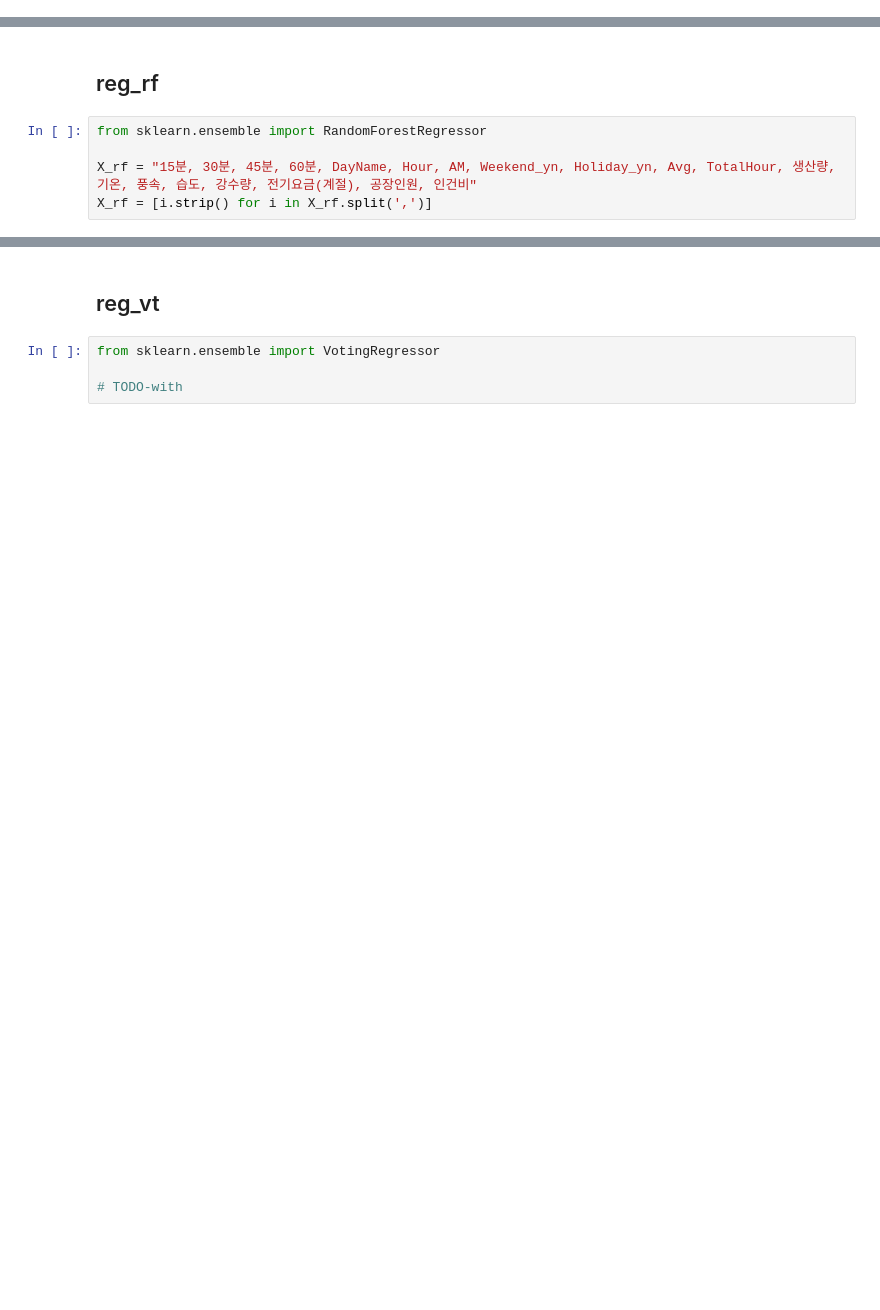
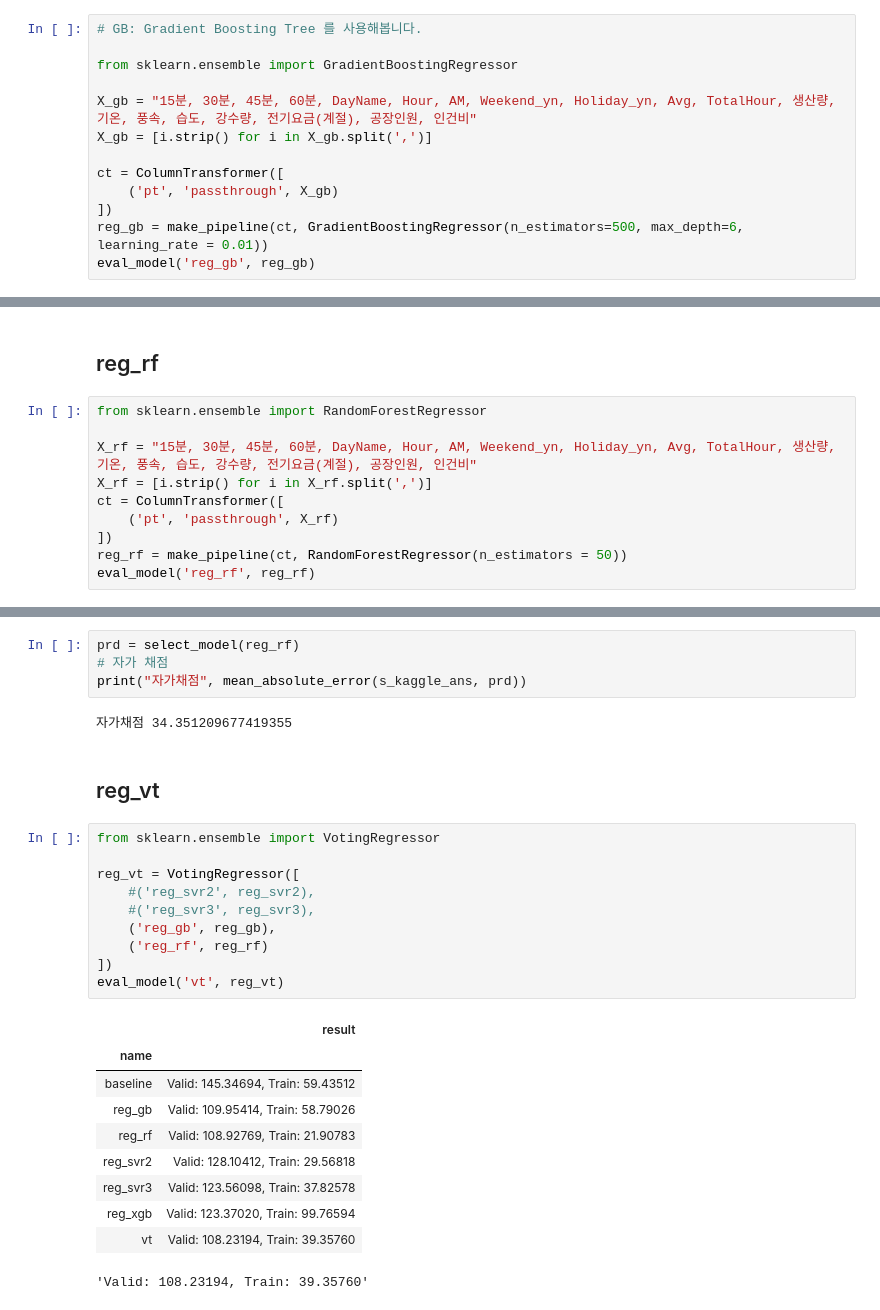
Before and after one commit to ok3/DS_lv3_2505_1, a Jupyter notebook: sec_ds_lv3_prob3_kaggle.ipynb, the cells around one changed output, grey strips where cells are left out. Saved outputs shown, nothing was run; the diff lists cells and outputs as text; blank space fills up the shorter version.

Commit message:
Day1 Kaggle 풀이 올립니다.

```diff
--- a/sec_ds_lv3_prob3_kaggle.ipynb
+++ b/sec_ds_lv3_prob3_kaggle.ipynb
@@ -321,0 +387,13 @@ X_gb = [i.strip() for i in X_gb.split(',')]
+# %%
+# GB: Gradient Boosting Tree 를 사용해봅니다.
+
+from sklearn.ensemble import GradientBoostingRegressor
+
+X_gb = "15분, 30분, 45분, 60분, DayName, Hour, AM, Weekend_yn, Holiday_yn, Avg, TotalHour, 생산량, 기온, 풍속, 습도, 강수량, 전기요금(계절), 공장인원, 인건비"
+X_gb = [i.strip() for i in X_gb.split(',')]
+
+ct = ColumnTransformer([
+    ('pt', 'passthrough', X_gb)
+])
+reg_gb = make_pipeline(ct, GradientBoostingRegressor(n_estimators=500, max_depth=6, learning_rate = 0.01))
+eval_model('reg_gb', reg_gb)
@@ -337,3 +444,8 @@ from sklearn.ensemble import RandomForestRegressor
 
 X_rf = "15분, 30분, 45분, 60분, DayName, Hour, AM, Weekend_yn, Holiday_yn, Avg, TotalHour, 생산량, 기온, 풍속, 습도, 강수량, 전기요금(계절), 공장인원, 인건비"
 X_rf = [i.strip() for i in X_rf.split(',')]
+ct = ColumnTransformer([
+    ('pt', 'passthrough', X_rf)
+])
+reg_rf = make_pipeline(ct, RandomForestRegressor(n_estimators = 50))
+eval_model('reg_rf', reg_rf)
@@ -340,6 +462,29 @@ X_rf = [i.strip() for i in X_rf.split(',')]
+# %%
+prd = select_model(reg_rf)
+# 자가 채점
+print("자가채점", mean_absolute_error(s_kaggle_ans, prd))
+# %% [output]
+자가채점 34.351209677419355
 # %% [markdown]
 ## reg_vt
 # %%
 from sklearn.ensemble import VotingRegressor
 
-# TODO-with
+reg_vt = VotingRegressor([
+    #('reg_svr2', reg_svr2),
+    #('reg_svr3', reg_svr3),
+    ('reg_gb', reg_gb),
+    ('reg_rf', reg_rf)
+])
+eval_model('vt', reg_vt)
+# %% [output]
+|  | result |
+| name |  |
+| baseline | Valid: 145.34694, Train: 59.43512 |
+| reg_gb | Valid: 109.95414, Train: 58.79026 |
+| reg_rf | Valid: 108.92769, Train: 21.90783 |
+| reg_svr2 | Valid: 128.10412, Train: 29.56818 |
+| reg_svr3 | Valid: 123.56098, Train: 37.82578 |
+| reg_xgb | Valid: 123.37020, Train: 99.76594 |
+| vt | Valid: 108.23194, Train: 39.35760 |
+'Valid: 108.23194, Train: 39.35760'
```
Also changed, not shown: parts of 17 cells of this notebook.
